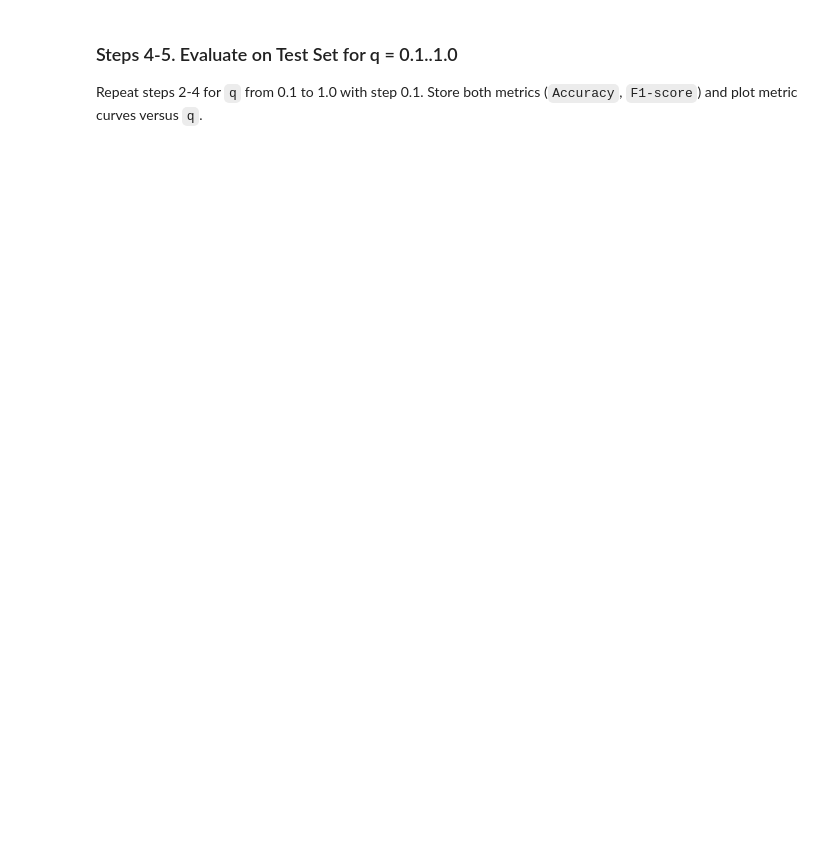
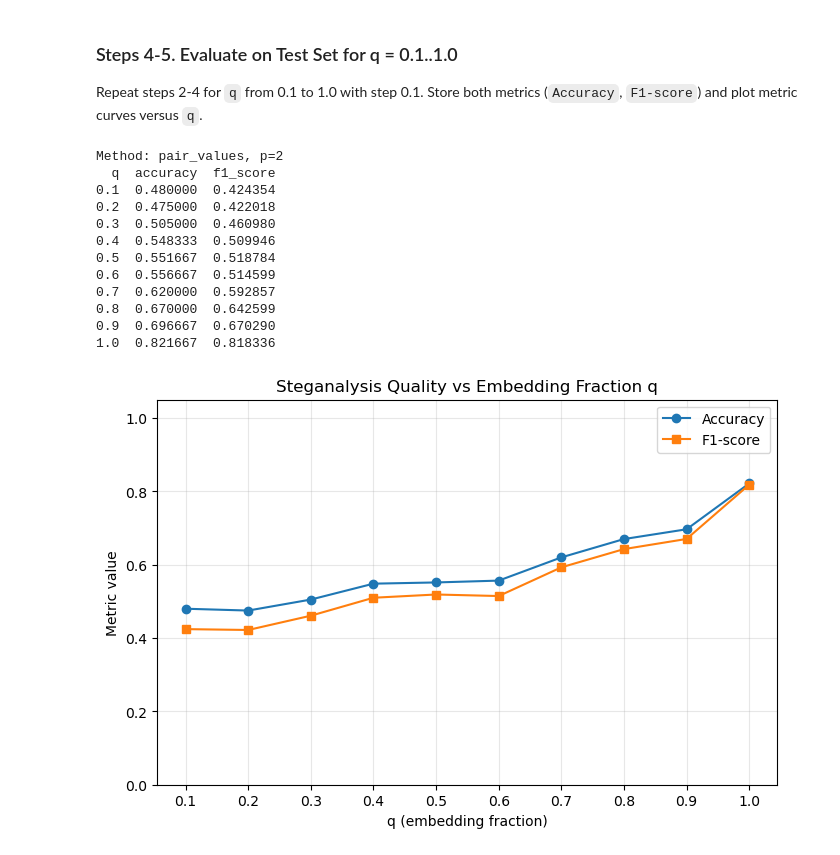
Before and after one commit to ZamotohinaMaria/CVZ, a Jupyter notebook: watermarking-main/labs/lab-4/lab-4.ipynb, the cells around one changed output. Drawn from its saved outputs; the diff is of its cells as text; code cells hidden in the pictures; blank space fills up the shorter version.

```diff
--- a/watermarking-main/labs/lab-4/lab-4.ipynb
+++ b/watermarking-main/labs/lab-4/lab-4.ipynb
@@ -380,21 +278,13 @@ from sklearn.preprocessing import StandardScaler
 from sklearn.linear_model import LogisticRegression
 from sklearn.metrics import accuracy_score, f1_score
 
-required = ['images', 'simulate_lsb_replacement', 'extract_features']
+required = ['images', 'simulate_lsb_replacement', 'extract_pair_features']
 missing = [name for name in required if name not in globals()]
 if missing:
     raise NameError(f'Missing required objects: {missing}. Run previous cells first.')
 
 if 'BIT_PLANE' not in globals():
     BIT_PLANE = 2
-if 'STEGANALYSIS_METHOD' not in globals():
-    STEGANALYSIS_METHOD = 'pair_values'
-if 'EMBEDDING_MODE' not in globals():
-    EMBEDDING_MODE = 'lsb'
-if 'USE_SERPENTINE' not in globals():
-    USE_SERPENTINE = True
-if 'MAX_RUN' not in globals():
-    MAX_RUN = 8
 
 POSITION_MODE = 'sequential'  # variant 11 is odd
 K_IMAGES = images.shape[0]
@@ -412,14 +302,7 @@ for q in Q_VALUES:
         seed=42,
     )
 
-    X_q = extract_features(
-        images_sim_q,
-        method=STEGANALYSIS_METHOD,
-        p=BIT_PLANE,
-        use_serpentine=USE_SERPENTINE,
-        max_run=MAX_RUN,
-        embedding_mode=EMBEDDING_MODE,
-    )
+    X_q = extract_pair_features(images_sim_q, p=BIT_PLANE)
 
     embedded_idx = np.where(y_q == 1)[0]
     clean_idx = np.where(y_q == 0)[0]
@@ -444,31 +327,45 @@ for q in Q_VALUES:
     clf_q = Pipeline([
         ('scaler', StandardScaler()),
         ('model', LogisticRegression(max_iter=2000, random_state=42)),
     ])
     clf_q.fit(X_train_q, y_train_q)
     y_pred_q = clf_q.predict(X_test_q)
 
     acc_q = accuracy_score(y_test_q, y_pred_q)
     f1_q = f1_score(y_test_q, y_pred_q)
 
     results.append({
         'q': float(q),
         'accuracy': float(acc_q),
         'f1_score': float(f1_q),
     })
 
 results_df = pd.DataFrame(results).sort_values('q').reset_index(drop=True)
-print(f'Method: {STEGANALYSIS_METHOD}, p={BIT_PLANE}, embedding_mode={EMBEDDING_MODE}')
+print(f'Method: pair_values, p={BIT_PLANE}')
 print(results_df.to_string(index=False))
 
 plt.figure(figsize=(8, 5))
 plt.plot(results_df['q'], results_df['accuracy'], marker='o', label='Accuracy')
 plt.plot(results_df['q'], results_df['f1_score'], marker='s', label='F1-score')
 plt.xticks(Q_VALUES)
 plt.ylim(0, 1.05)
 plt.grid(True, alpha=0.3)
 plt.xlabel('q (embedding fraction)')
 plt.ylabel('Metric value')
 plt.title('Steganalysis Quality vs Embedding Fraction q')
 plt.legend()
 plt.show()
+# %% [output]
+Method: pair_values, p=2
+  q  accuracy  f1_score
+0.1  0.480000  0.424354
+0.2  0.475000  0.422018
+0.3  0.505000  0.460980
+0.4  0.548333  0.509946
+0.5  0.551667  0.518784
+0.6  0.556667  0.514599
+0.7  0.620000  0.592857
+0.8  0.670000  0.642599
+0.9  0.696667  0.670290
+1.0  0.821667  0.818336
+[figure, added]
```
Also changed, not shown: parts of 9 cells of this notebook.
